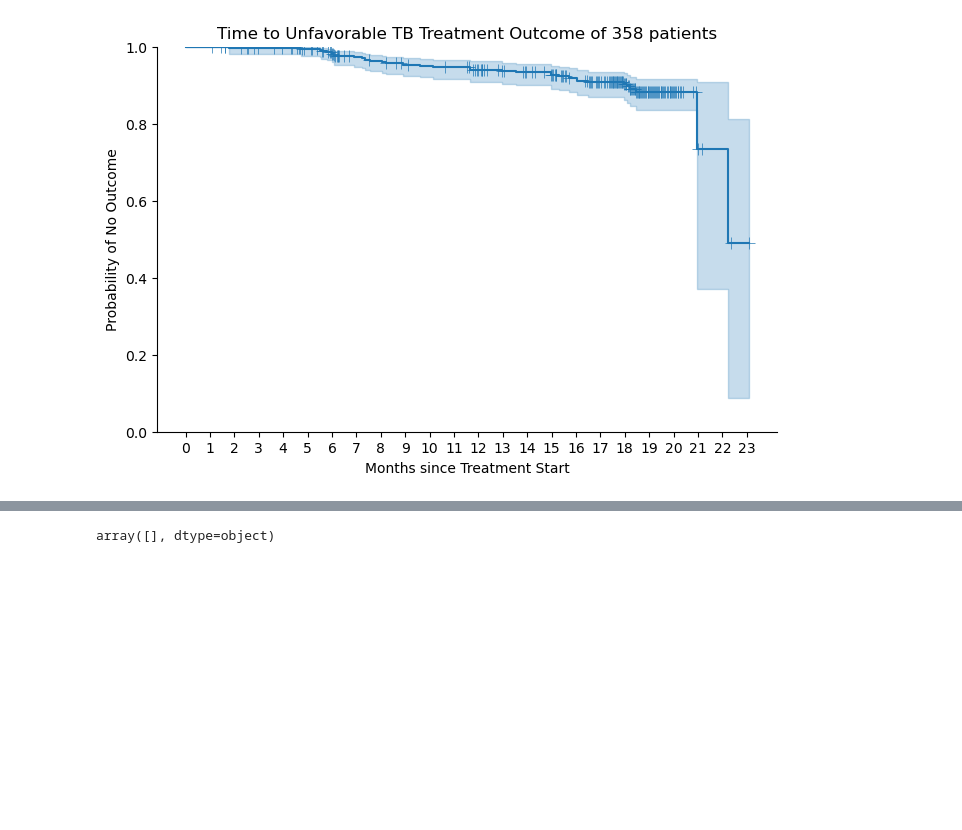
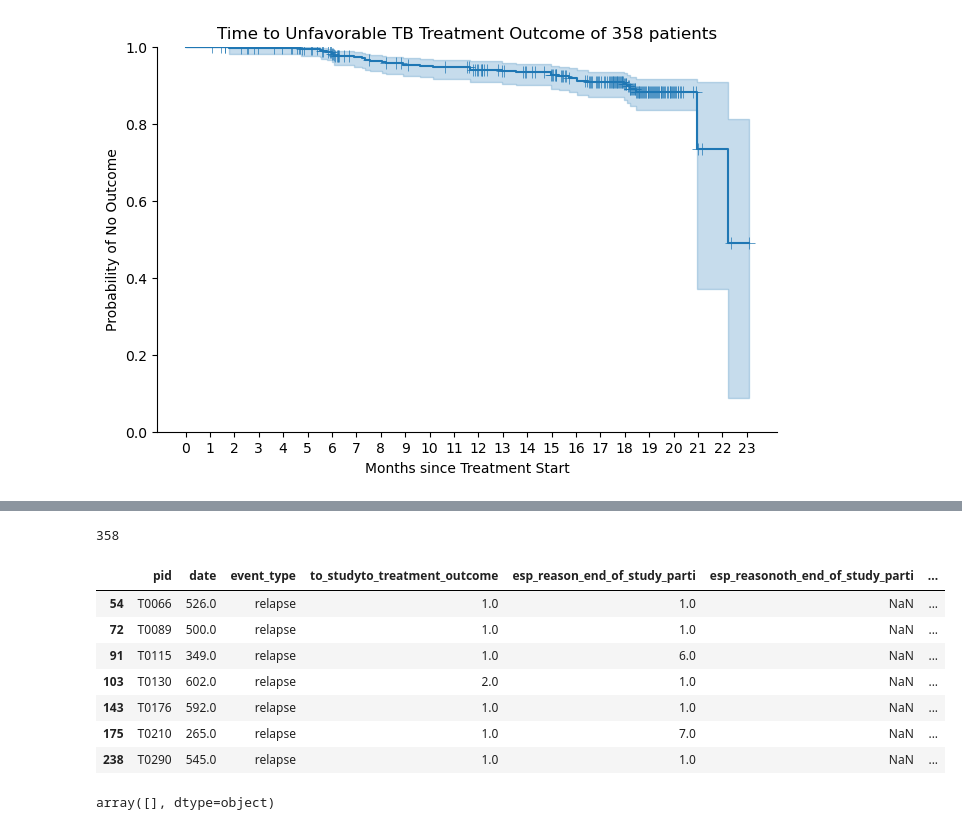
Before and after one commit to sanju99/MtbQuantCNN, a Jupyter notebook: analysis/TRUST/time_to_event.ipynb, the cells around one changed output, grey strips where cells are left out. Cells and saved outputs as stored; diff of their text form; code cells hidden in the pictures; blank space fills up the shorter version.

```diff
--- a/analysis/TRUST/time_to_event.ipynb
+++ b/analysis/TRUST/time_to_event.ipynb
@@ -1095,3 +1097,18 @@ plt.savefig("figures/KM_curve_tx_outcomes_all.svg", bbox_inches='tight')
+# %%
+df_final.pid.nunique()
+# %% [output]
+358
+# %%
+df_single_group.query("event==0")
+# %% [output]
+|  | pid | date | event_type | to_studyto_treatment_outcome | esp_reason_end_of_study_parti | esp_reasonoth_end_of_study_parti | ... |
+| 54 | T0066 | 526.0 | relapse | 1.0 | 1.0 | NaN | ... |
+| 72 | T0089 | 500.0 | relapse | 1.0 | 1.0 | NaN | ... |
+| 91 | T0115 | 349.0 | relapse | 1.0 | 6.0 | NaN | ... |
+| 103 | T0130 | 602.0 | relapse | 2.0 | 1.0 | NaN | ... |
+| 143 | T0176 | 592.0 | relapse | 1.0 | 1.0 | NaN | ... |
+| 175 | T0210 | 265.0 | relapse | 1.0 | 7.0 | NaN | ... |
+| 238 | T0290 | 545.0 | relapse | 1.0 | 1.0 | NaN | ... |
 # %%
 # # wow, not doing anything is fine for this model!!! So don't have to change it
 # df_violating_covariates = []
```
Also changed, not shown: parts of 1 cell of this notebook, 7 other files.
